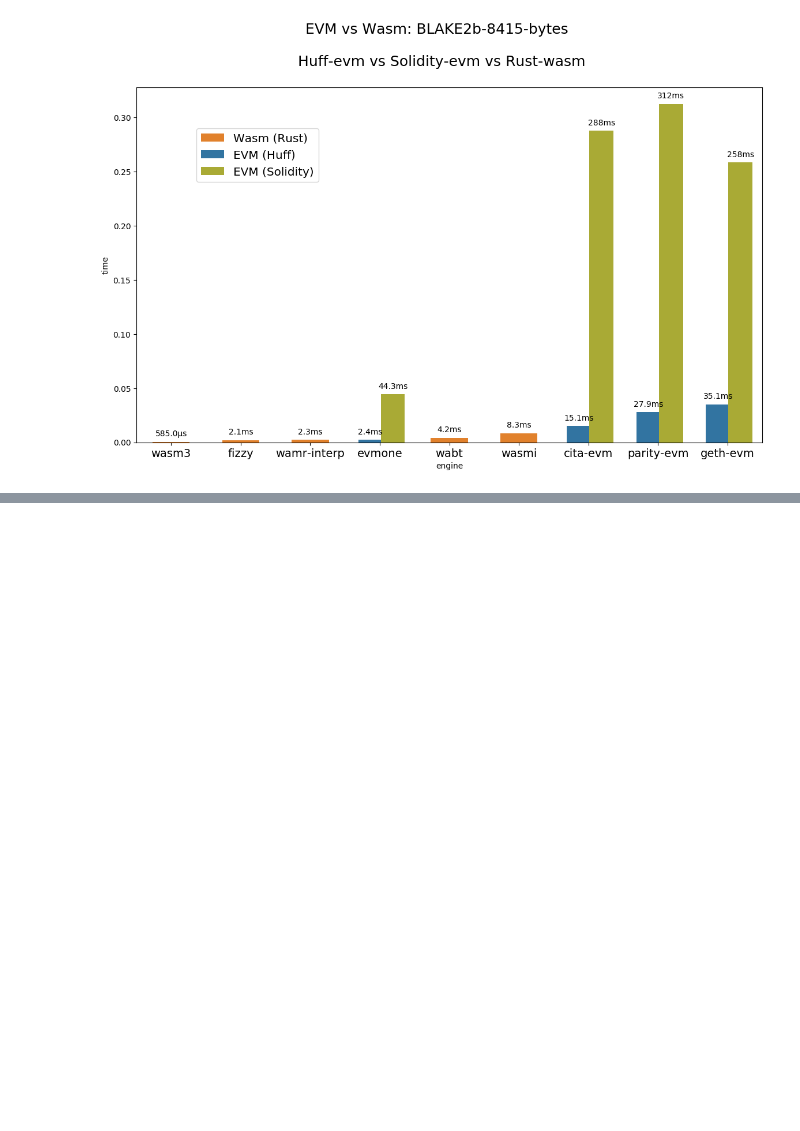
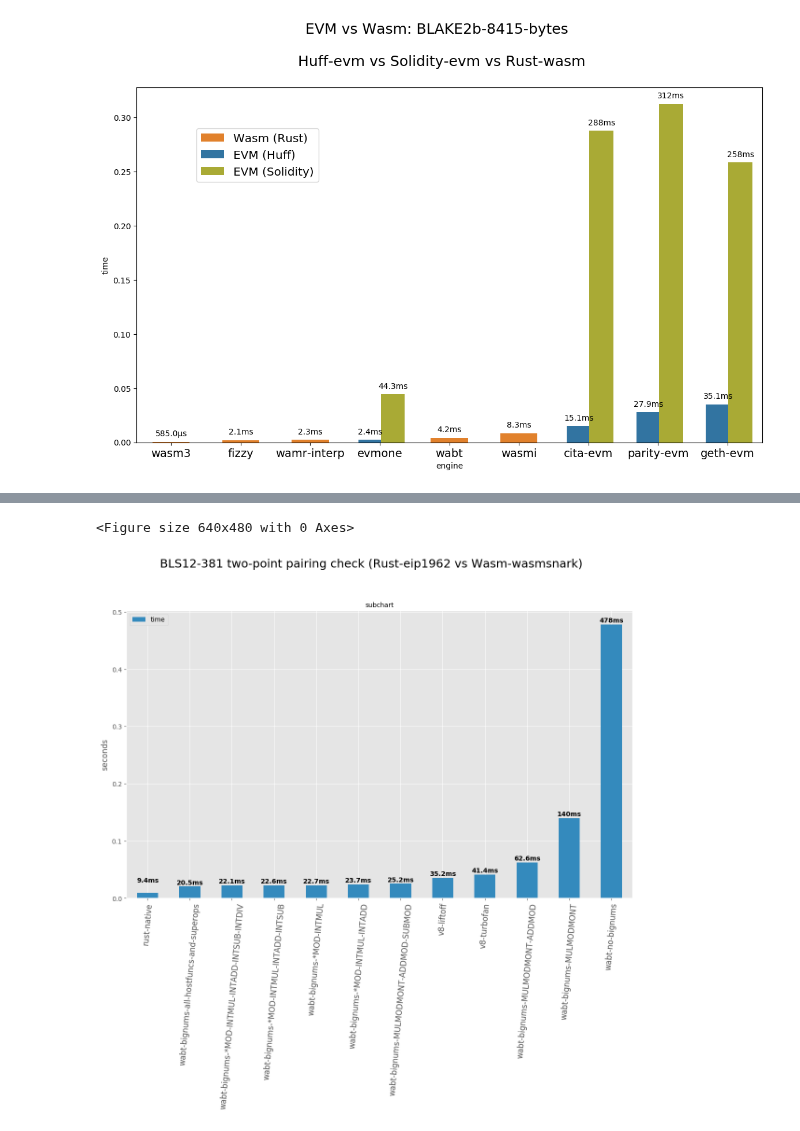
Before and after one commit to ewasm/benchmarking, a Jupyter notebook: notebooks/wasm-engines.ipynb, the cells around one changed output, grey strips where cells are left out. Drawn from its saved outputs; the diff is of its cells as text; code cells hidden in the pictures; blank space fills up the shorter version.

```diff
--- a/notebooks/wasm-engines.ipynb
+++ b/notebooks/wasm-engines.ipynb
@@ -1871,0 +1970,46 @@ f.savefig('../images/evm-vs-wasm-blake2b-huff-sol-rust.png', bbox_inches='tight'
+# %%
+include_engines_list = ['rust-native', 'v8-liftoff', 'v8-turbofan',
+                        'wabt-no-bignums', 'wabt-fastmont-fasthost-superops',
+                       'wabt-fastmont-fasthost-f1m_mul', 'wabt-fastmont-fasthost-f1m_mul-f1m_add',
+                       'wabt-fastmont-fasthost-f1m_mul-f1m_add-f1m_sub', 'wabt-fastmont-fasthost-f1m_mul-f1m_add-f1m_sub-int_mul',
+                       'wabt-fastmont-fasthost-f1m_mul-f1m_add-f1m_sub-int_mul-int_add', 'wabt-fastmont-fasthost-f1m_mul-f1m_add-f1m_sub-int_mul-int_add-int_sub',
+                       'wabt-fastmont-fasthost-f1m_mul-f1m_add-f1m_sub-int_mul-int_add-int_sub-int_div']
+
+include_bench_names = ['bls12-wasmsnark-two-pairings',
+                       'bls12-eip1962-rust-native-two-pairings']
+
+rename_engines= [
+    ['wabt-fastmont-fasthost-f1m_mul', 'wabt-bignums-MULMODMONT'],
+    ['wabt-fastmont-fasthost-f1m_mul-f1m_add', 'wabt-bignums-MULMODMONT-ADDMOD'],
+    ['wabt-fastmont-fasthost-f1m_mul-f1m_add-f1m_sub', 'wabt-bignums-MULMODMONT-ADDMOD-SUBMOD'],
+    ['wabt-fastmont-fasthost-f1m_mul-f1m_add-f1m_sub-int_mul', 'wabt-bignums-*MOD-INTMUL'],
+    ['wabt-fastmont-fasthost-f1m_mul-f1m_add-f1m_sub-int_mul-int_add', 'wabt-bignums-*MOD-INTMUL-INTADD'],
+    ['wabt-fastmont-fasthost-f1m_mul-f1m_add-f1m_sub-int_mul-int_add-int_sub', 'wabt-bignums-*MOD-INTMUL-INTADD-INTSUB'],
+    ['wabt-fastmont-fasthost-f1m_mul-f1m_add-f1m_sub-int_mul-int_add-int_sub-int_div', 'wabt-bignums-*MOD-INTMUL-INTADD-INTSUB-INTDIV'],
+    ['wabt-fastmont-fasthost-superops', 'wabt-bignums-all-hostfuncs-and-superops'],
+    ['wabt-bignums-slowhost-slowmont', 'wabt-with-bignums']
+]
+
+
+
+df_scout_bls12_hostfunc_variations = \
+    prepDfForRollupPlot(df_scout_data,
+                        None,
+                        include_bench_names,
+                        only_include_engines=include_engines_list,
+                        rename_engines=rename_engines
+                       )
+
+df_scout_bls12_hostfunc_variations = df_scout_bls12_hostfunc_variations.groupby(['engine']).mean()
+# %%
+fig_plt = plotOneTestColoredTicksBLS(df_scout_bls12_hostfunc_variations,
+            suptitle="BLS12-381 two-point pairing check (Rust-eip1962 vs Wasm-wasmsnark)",
+            suptitle_pos=1.02,
+            #subtitle="ecpairing-zkrollup-rust-wasm-bn128-two-pairings\n",
+            #subtitle_size='xx-large',
+            highlight_ticks=["wabt-with-bignums"])
+
+fig_plt.savefig('../images/bignums-bls12-pairings-host-func-variations-total-time.png', bbox_inches='tight')
+# %% [output]
+<Figure size 640x480 with 0 Axes>
+[figure, added]
```
Also changed, not shown: parts of 38 cells of this notebook, 25 other files.
